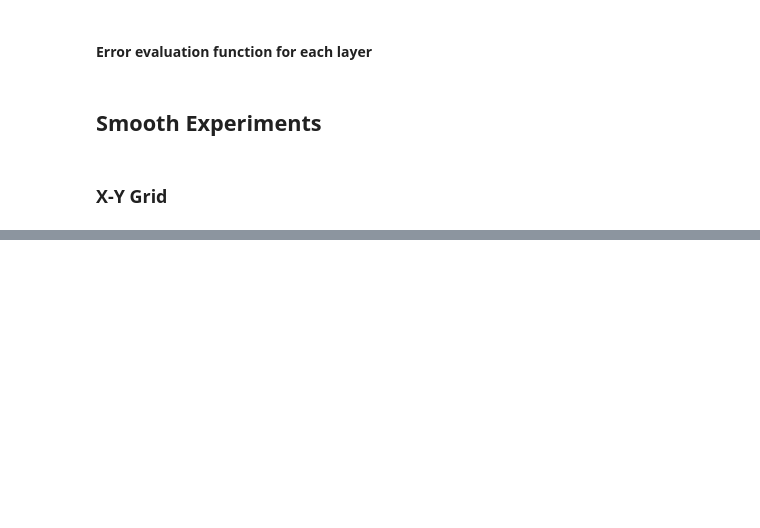
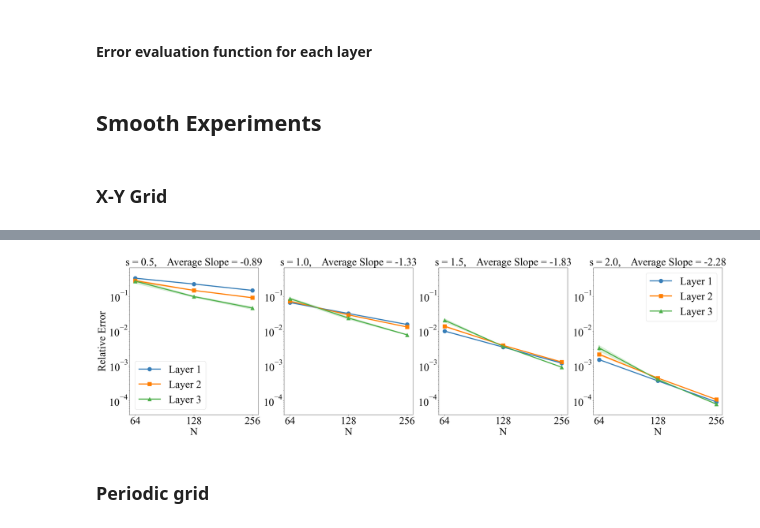
Before and after one commit to mtrautner/BoundFNO, a Jupyter notebook: analysis/paper_plots_trained.ipynb, the cells around one changed output, grey strips where cells are left out. Drawn from its saved outputs; the diff is of its cells as text; code cells hidden in the pictures; blank space fills up the shorter version.

```diff
--- a/analysis/paper_plots_trained.ipynb
+++ b/analysis/paper_plots_trained.ipynb
@@ -203,0 +229,6 @@ RuntimeError: Attempting to deserialize object on a CUDA device but torch.cuda.i
+# %%
+plot_err_vs_N(all_err_s_norm_grad_xy,plot_sizes,'err_vs_N_trained_grad_xy')
+# %% [output]
+[figure, added]
+# %% [markdown]
+### Periodic grid
```
Also changed, not shown: parts of 11 cells of this notebook, 3 other files.
